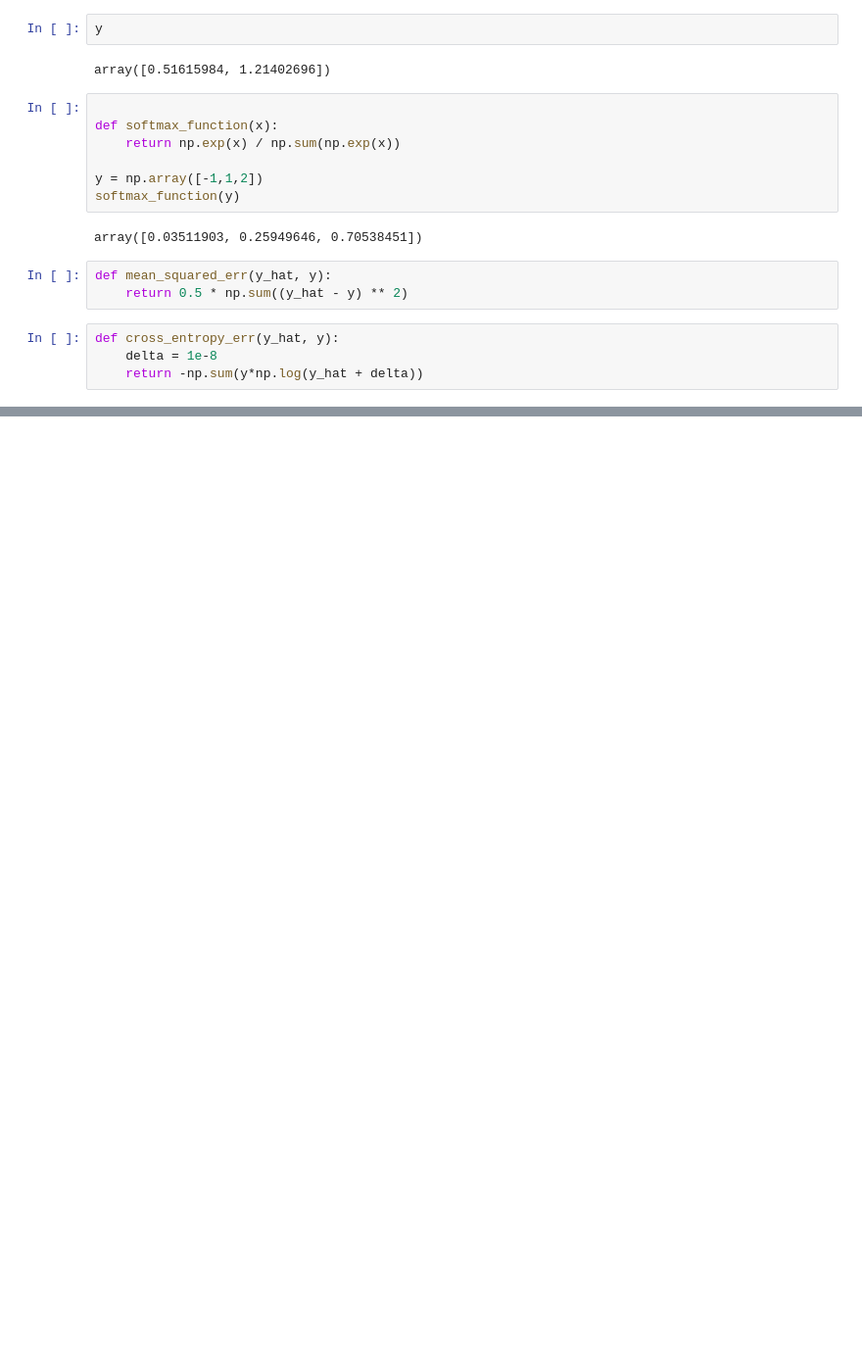
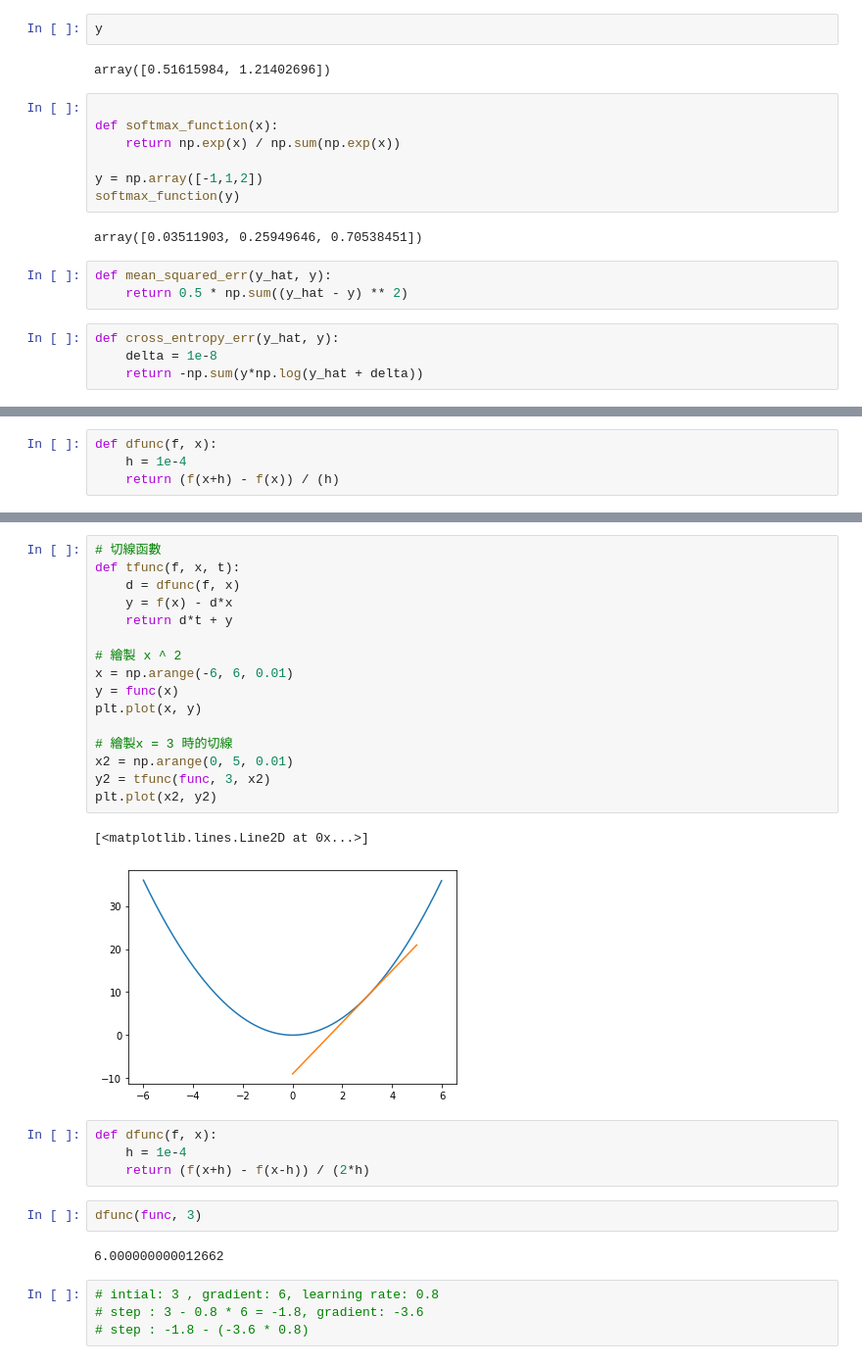
Before and after one commit to ywchiu/fubondl, a Jupyter notebook: Demo20201203.ipynb, the cells around one changed output, grey strips where cells are left out. Shown at 98% size. Cells and saved outputs as stored; diff of their text form; blank space fills up the shorter version.

```diff
--- a/Demo20201203.ipynb
+++ b/Demo20201203.ipynb
@@ -306,0 +315,4 @@ def cross_entropy_err(y_hat, y):
+# %%
+def dfunc(f, x):
+    h = 1e-4
+    return (f(x+h) - f(x)) / (h)
@@ -306,0 +327,31 @@ def cross_entropy_err(y_hat, y):
+# %%
+# 切線函數
+def tfunc(f, x, t):
+    d = dfunc(f, x)
+    y = f(x) - d*x
+    return d*t + y
+
+# 繪製 x ^ 2
+x = np.arange(-6, 6, 0.01)
+y = func(x)
+plt.plot(x, y)
+
+# 繪製x = 3 時的切線
+x2 = np.arange(0, 5, 0.01)
+y2 = tfunc(func, 3, x2)
+plt.plot(x2, y2)
+# %% [output]
+[<matplotlib.lines.Line2D at 0x...>]
+[figure, added]
+# %%
+def dfunc(f, x):
+    h = 1e-4
+    return (f(x+h) - f(x-h)) / (2*h)
+# %%
+dfunc(func, 3)
+# %% [output]
+6.000000000012662
+# %%
+# intial: 3 , gradient: 6, learning rate: 0.8
+# step : 3 - 0.8 * 6 = -1.8, gradient: -3.6
+# step : -1.8 - (-3.6 * 0.8)
```
Also changed, not shown: parts of 28 cells of this notebook.
